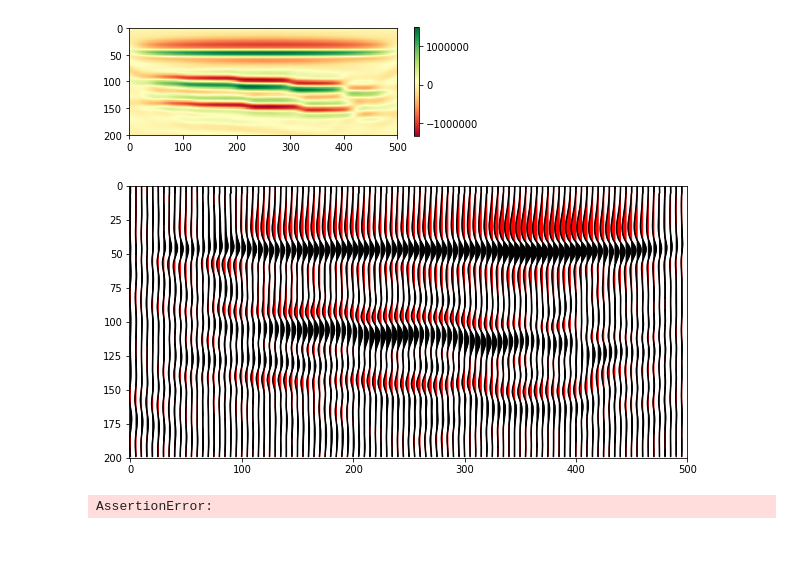
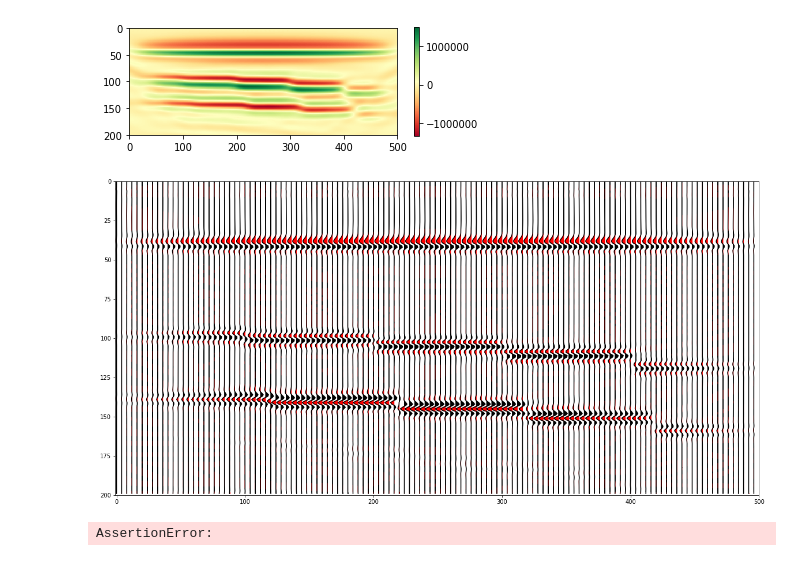
Before and after one commit to tccw/geotools, a Jupyter notebook: toys/devito_WSL/RTM_fault_testing.ipynb, the cells around one changed output. Cells and saved outputs as stored; diff of their text form; code cells hidden in the pictures.

```diff
--- a/toys/devito_WSL/RTM_fault_testing.ipynb
+++ b/toys/devito_WSL/RTM_fault_testing.ipynb
@@ -43,8 +43,8 @@ from examples.seismic import demo_model, Model
 # preset = 'fourfive_nml_flt_vel'
 # preset = 'fourfive_nml_flt_vel_5m'
 # preset = 'anticline_faults'
-# preset = 'b_anticline_faults'
-preset = 'sixty_nml_flt_vel_5m'
+preset = 'b_anticline_faults'
+# preset = 'sixty_nml_flt_vel_5m'
 
 # Standard preset with a simple two-layer model
 if preset == 'twolayer-isotropic':
@@ -130,7 +130,7 @@ if preset == 'sixty_nml_flt_vel_5m':
     nreceivers = 500
     t0 = 0.
     tn = 800.  # Simulation last 1 second (1000 ms)
-    f0 = 0.0110  # Source peak frequency is 10Hz (0.010 kHz)
+    f0 = 0.050  # Source peak frequency is 10Hz (0.010 kHz)
 
 # Anticline with vertical faults (5m resolution)
 if preset == 'anticline_faults':
@@ -157,8 +157,8 @@ if preset == 'b_anticline_faults':
     nshots = 62
     nreceivers = 500
     t0 = 0.
-    tn = 1300.  # Simulation last 1 second (1000 ms)
-    f0 = 0.0120  # Source peak frequency is 10Hz (0.010 kHz)
+    tn = 1000.  # Simulation last 1 second (1000 ms)
+    f0 = 0.011  # Source peak frequency is 10Hz (0.010 kHz)
 
 # A more computationally demanding preset based on the 2D Marmousi model
 if preset == 'marmousi2d-isotropic':
@@ -185,12 +185,12 @@ model = create_model()
 
 # Create initial model and smooth the boundaries
 model0 = create_model(grid=model.grid)
-# model0.vp = model0.vp * 0.95
+# model0.vp = model0.vp * 0.9
 # model0.vp[:,50:60] = 2.5
-rand_vals = np.random.uniform(low=0.9, high=1.1,size=(500,200))
-for i in range(40):
-    rand_vals = ndimage.gaussian_filter(rand_vals, sigma=filter_sigma, order=0)
-model0.vp = model0.vp * rand_vals
+# rand_vals = np.random.uniform(low=0.95, high=1.05,size=(500,200))
+# for i in range(40):
+#     rand_vals = ndimage.gaussian_filter(rand_vals, sigma=filter_sigma, order=0)
+# model0.vp = model0.vp * rand_vals
 for i in range(2):
     model0.vp = ndimage.gaussian_filter(model0.vp, sigma=filter_sigma, order=0)
 
@@ -224,7 +224,7 @@ src_coordinates[0, -1] = 20.  # Depth is 20m
 # Initialize receivers for synthetic and imaging data
 rec_coordinates = np.empty((nreceivers, 2))
 rec_coordinates[:, 0] = np.linspace(0, model.domain_size[0], num=nreceivers)
-rec_coordinates[:, 1] = 30.
+rec_coordinates[:, 1] = 50.
 
 # Geometry
 
@@ -475,0 +484,2 @@ np.savez('data/63_deg_norm_fault_vp_5m_IMAGE_rndmMultiVp.npz', params=np.array([
+# %%
+data = np.load('data/b_.npz')
@@ -481,26 +541,26 @@ plt.colorbar(shrink=0.5)
 <matplotlib.colorbar.Colorbar at 0x...>
 [figure]
 # %%
-gain=5
+gain=3
 norm = corrected.T / np.max(corrected)
-step=5
+step=4
 
-plt.figure(figsize=(10,5))
+plt.figure(figsize=(20,10))
 for i in range(len(norm)):
     if i*step < shape[0]:
         plt.plot(norm[i * step] * gain + i * step, range(shape[1]), c='k')
         plt.fill_betweenx(range(shape[1]), i * step, norm[i * step] * gain + i * step,
                           where=norm[i * step] * gain + i > i, interpolate=True, color='k')
         plt.fill_betweenx(range(shape[1]), i * step, norm[i * step] * gain + i * step,
                           where=norm[i * step] * gain + i < i, interpolate=True, color='r')
     else:
         break
 
 plt.xlim(-1,shape[0])
 plt.ylim(0,shape[1])
 plt.gca().invert_yaxis()
 # %% [output]
-[figure, old version]
+[figure, new version]
 # %%
 assert np.isclose(np.linalg.norm(image.data), 1e6, rtol=1e1)
 # %% [output]
```
Also changed, not shown: parts of 12 cells of this notebook, 15 other files.
